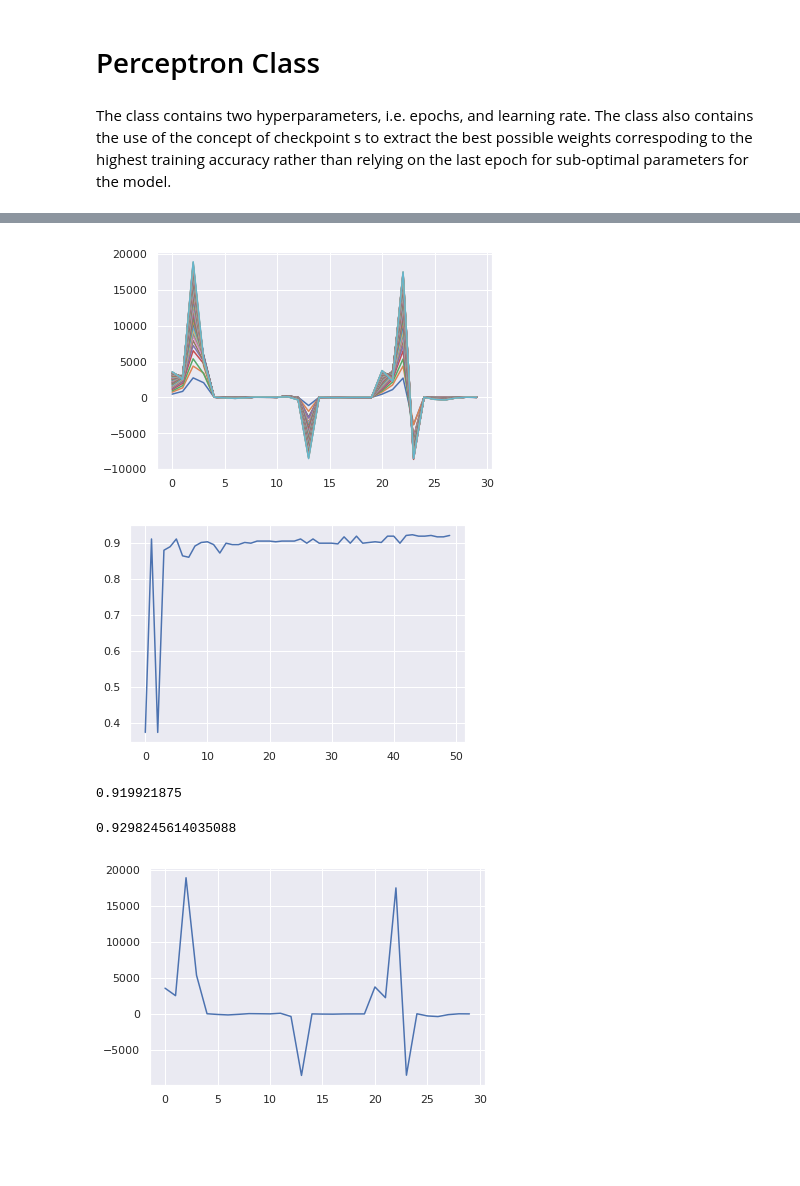
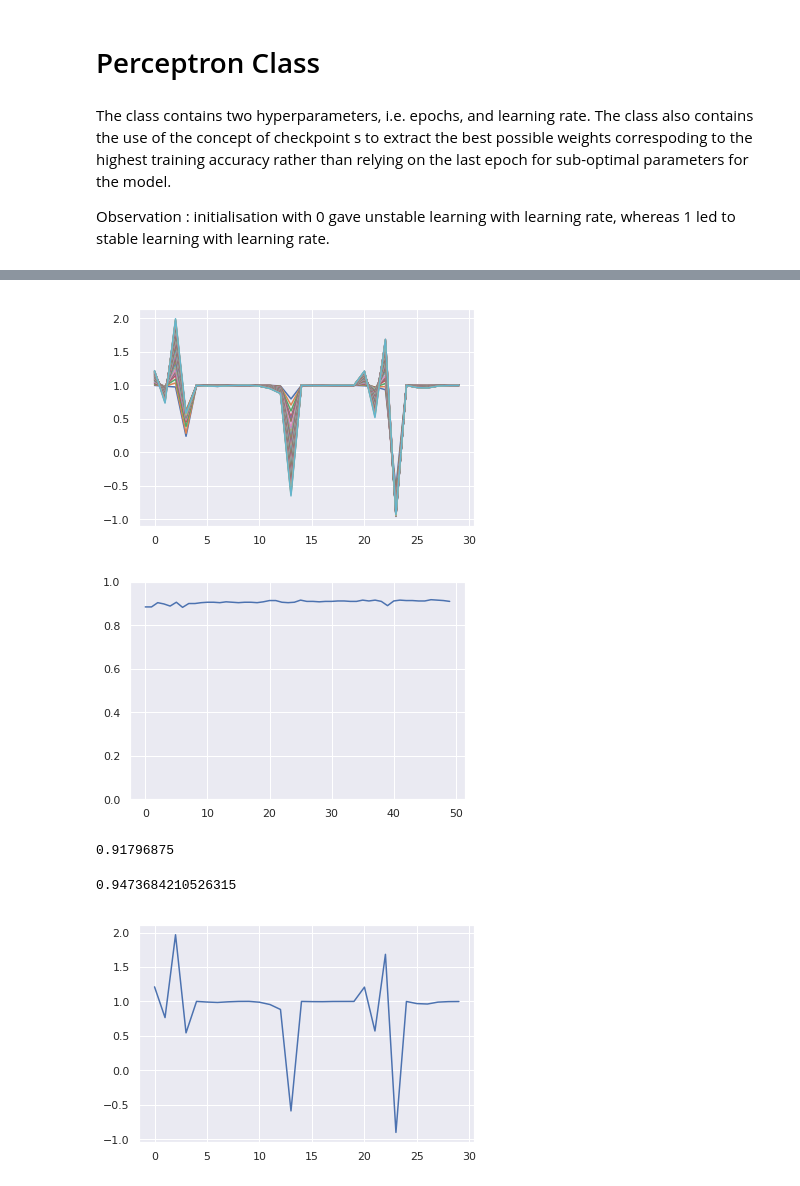
Before and after one commit to championballer/one-fourth-labs-deep-learning, a Jupyter notebook: Lecture 7 - MCP and Perceptron Code/0922_MPNeuronAndPerceptron.ipynb, the cells around one changed output, grey strips where cells are left out. Cells and saved outputs as stored; diff of their text form; code cells hidden in the pictures; blank space fills up the shorter version.

Commit message:
Added learning rate in the fit function and changed initialisation to 1

```diff
--- a/Lecture 7 - MCP and Perceptron Code/0922_MPNeuronAndPerceptron.ipynb
+++ b/Lecture 7 - MCP and Perceptron Code/0922_MPNeuronAndPerceptron.ipynb
@@ -304,6 +304,8 @@ print(mp_neuron.b)
 # Perceptron Class
 # %% [markdown]
 The class contains two hyperparameters, i.e. epochs, and learning rate. The class also contains the use of the concept of checkpoint s to extract the best possible weights correspoding to the highest training accuracy rather than relying on the last epoch for sub-optimal parameters for the model.
+
+Observation : initialisation with 0 gave unstable learning with learning rate,  whereas 1 led to stable learning with learning rate.
 # %%
 class Perceptron:
 
@@ -323,24 +325,22 @@ class Perceptron:
 
     return np.array(y_pred)
 
-  def fit(self,X,Y,epochs):
+  def fit(self,X,Y,epochs,lr):
 
     accuracy = []
     self.b = 0
     self.w = np.ones(X.shape[1])
-    checkptw = self.w
-    checkptb = self.b
     max_accuracy = 0
 
     for i in range(epochs):
       for x,y in zip(X,Y):
         y_pred = self.model(x)
         if y==1 and y_pred==0:
-          self.w+=x
-          self.b+=1
+          self.w= self.w + lr*x
+          self.b= self.b + (lr)*1
         elif y==0 and y_pred==1:
-          self.w-=x
-          self.b-=1
+          self.w= self.w - lr*x
+          self.b= self.b - (lr)*1
       plt.plot(self.w)
       latest_accuracy = accuracy_score(self.predict(X),Y)
       accuracy.append(latest_accuracy)
@@ -357,6 +357,7 @@ class Perceptron:
 
     plt.plot(accuracy)
     plt.savefig("Accuracy Transition")
+    plt.ylim([0,1])
     plt.show()
 
     self.w = checkptw
@@ -367,5 +368,5 @@ perceptron = Perceptron()
 x_train = x_train.values
 x_test = x_test.values
 # %%
-perceptron.fit(x_train,y_train,50)
+perceptron.fit(x_train,y_train,50,0.0001)
 # %% [output]
@@ -389,16 +390,16 @@ Completed epoch 50 , Training Accuracy: 0.919921875
-[figure, old version]
+[figure, new version]
-[figure, old version]
+[figure, new version]
 # %%
 accuracy_score(perceptron.predict(x_train),y_train)
 # %% [output]
-0.919921875
+0.91796875
 # %%
 accuracy_score(perceptron.predict(x_test),y_test)
 # %% [output]
-0.9298245614035088
+0.9473684210526315
 # %%
 plt.plot(perceptron.w)
 plt.savefig("Final Weight Graph for Perceptron")
 plt.show()
 # %% [output]
-[figure, old version]
+[figure, new version]
```
Also changed, not shown: parts of 4 cells of this notebook, 3 other files.
